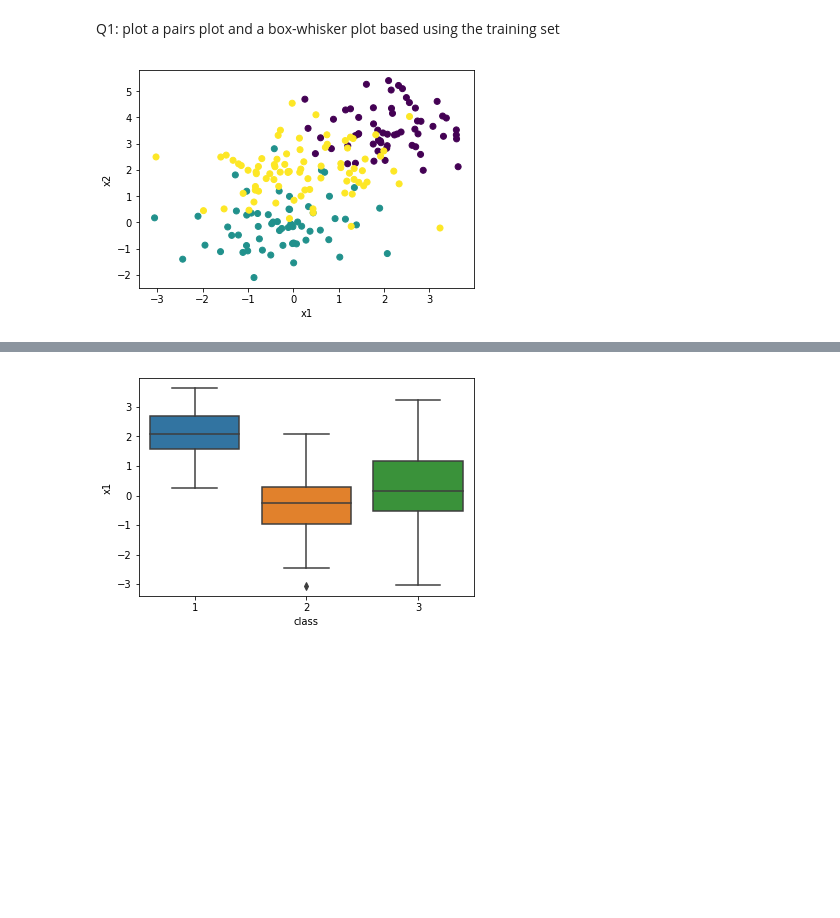
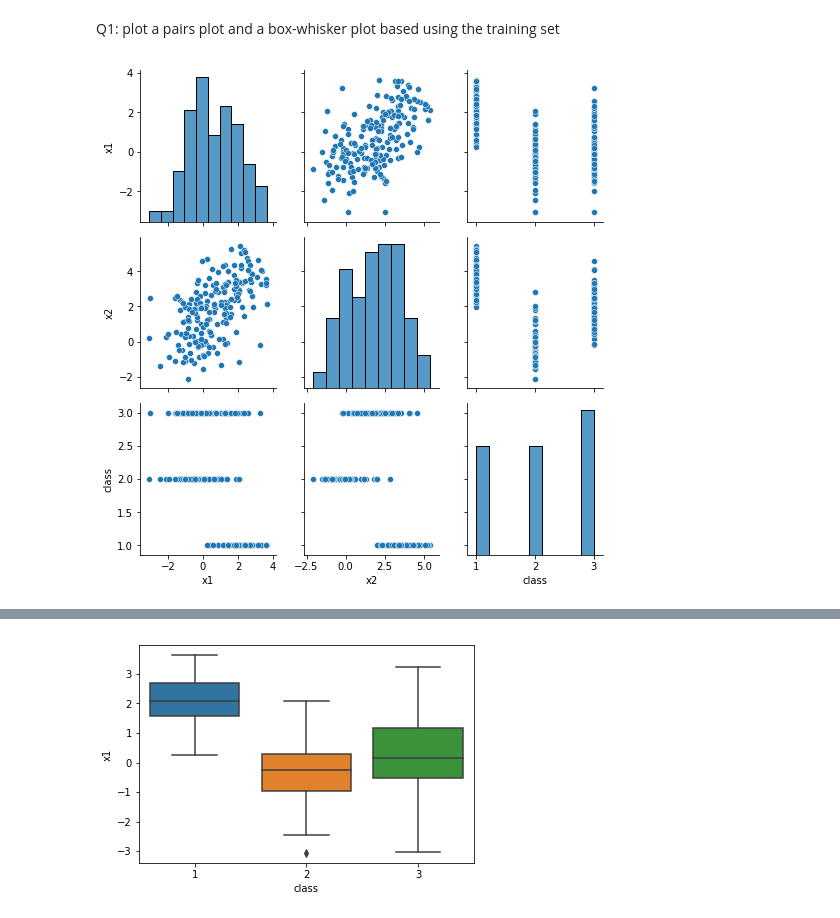
Before and after one commit to LiorSukman/machine-learning-for-ns-hw-repo, a Jupyter notebook: HW1-notebook.ipynb, the cells around one changed output, grey strips where cells are left out. Drawn from its saved outputs; the diff is of its cells as text; code cells hidden in the pictures; blank space fills up the shorter version.

```diff
--- a/HW1-notebook.ipynb
+++ b/HW1-notebook.ipynb
@@ -26,10 +26,8 @@ X_test = test_dataset.iloc[:, :-1].values
 y_test = test_dataset.iloc[:, -1].values
 # %% [markdown]
 Q1: plot a pairs plot and a box-whisker plot based using the training set
-# %%
-plt.scatter(X_train[:, 0], X_train[:, 1], c = y_train)
-plt.xlabel('x1')
-plt.ylabel('x2')
-plt.show()
-# %% [output]
-[figure, removed]
+# %%
+#pairs plot
+_=sns.pairplot(train_dataset)
+# %% [output]
+[figure, added]
```
Also changed, not shown: parts of 1 cell of this notebook.
